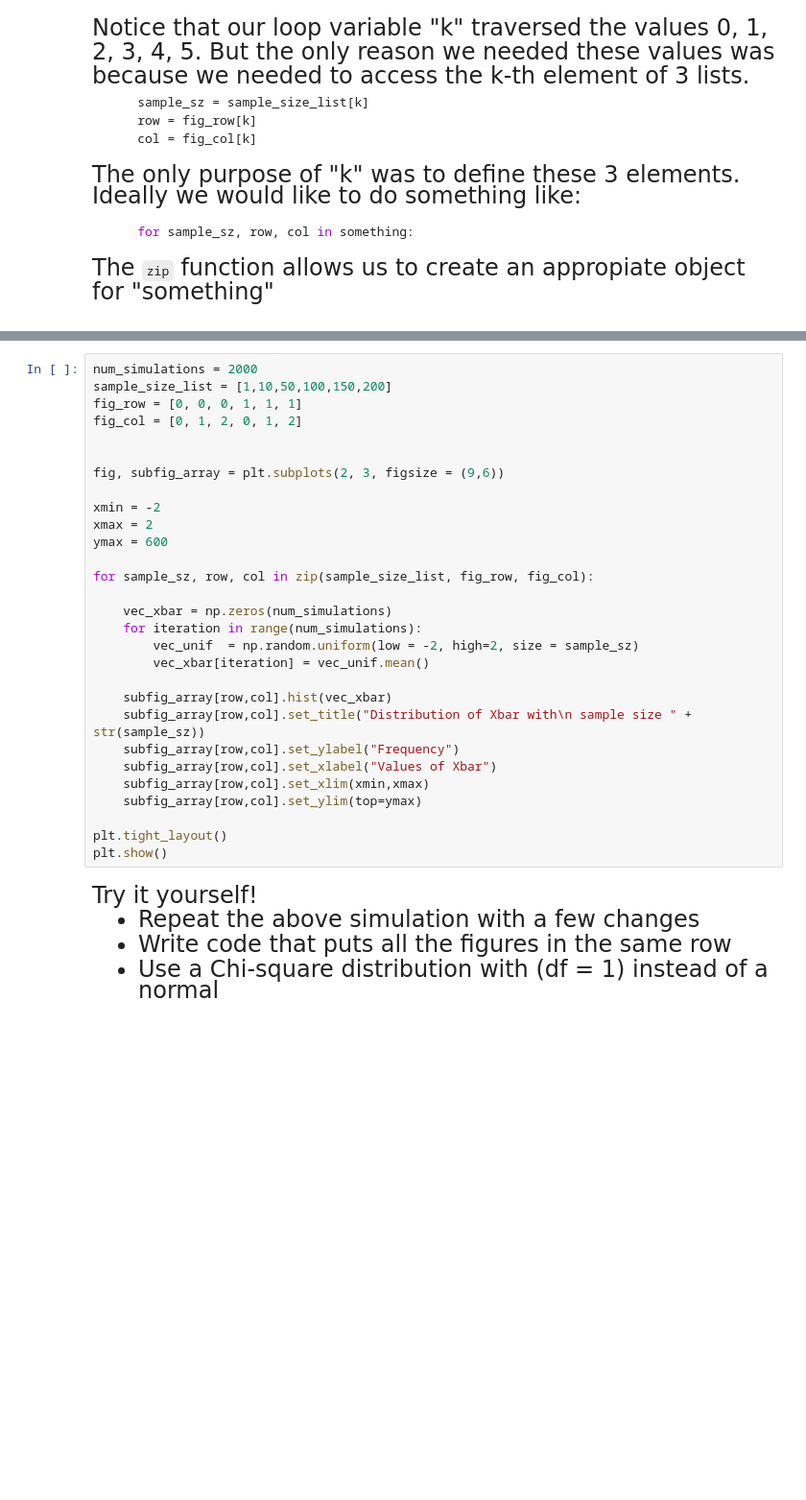
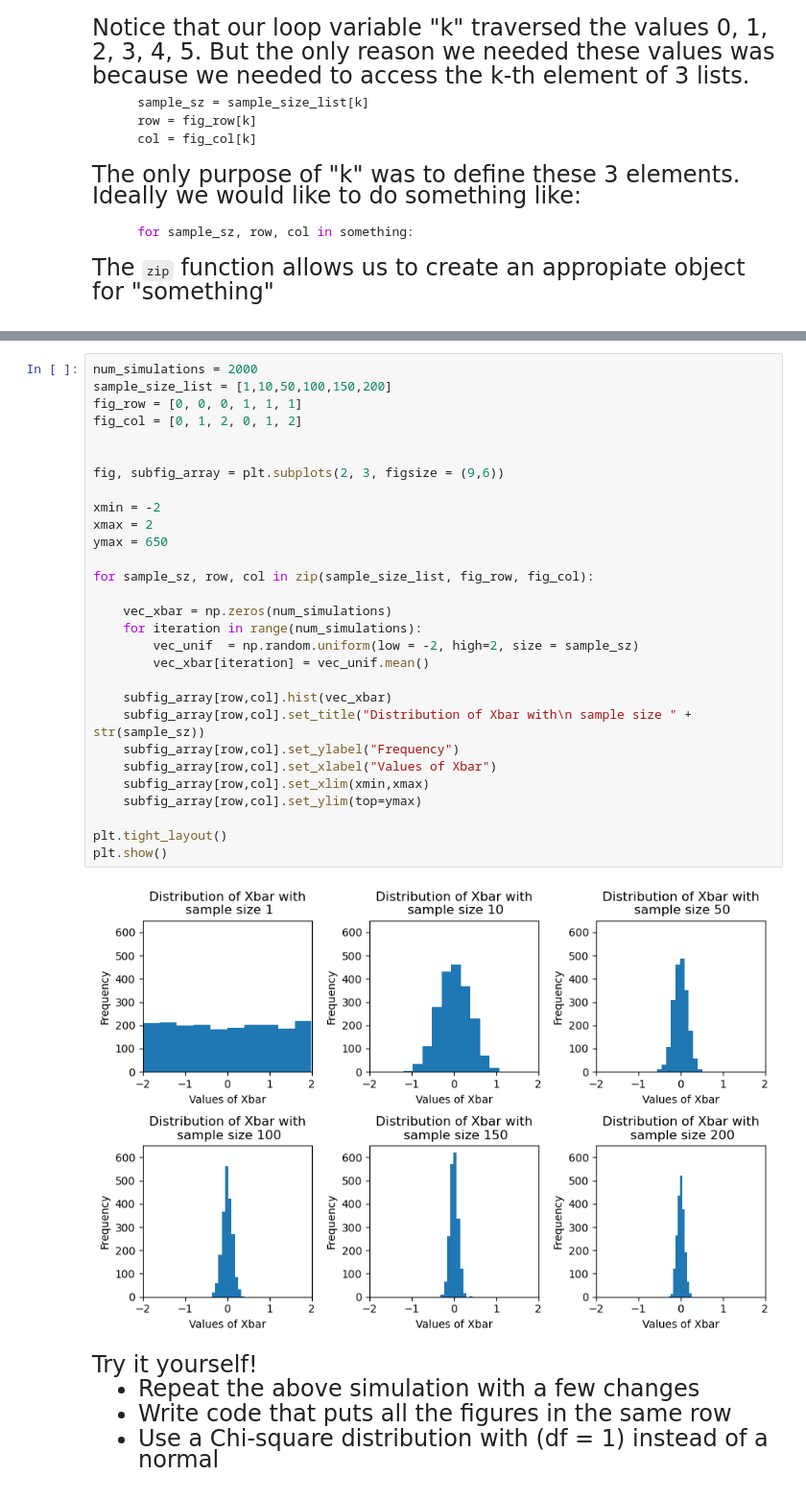
Before and after one commit to AxParr/qtm151fall2025, a Jupyter notebook: Lecture_08 - random variables/Lecture8 copy.ipynb, the cells around one changed output, grey strips where cells are left out. Shown at 96% size. Cells and saved outputs as stored; diff of their text form; blank space fills up the shorter version.

```diff
--- a/Lecture_08 - random variables/Lecture8 copy.ipynb
+++ b/Lecture_08 - random variables/Lecture8 copy.ipynb
@@ -466,32 +477,34 @@ print(list(zip(sample_size_list, fig_row, fig_col)))
 # %%
 num_simulations = 2000
 sample_size_list = [1,10,50,100,150,200]
 fig_row = [0, 0, 0, 1, 1, 1]
 fig_col = [0, 1, 2, 0, 1, 2]
 
 
 fig, subfig_array = plt.subplots(2, 3, figsize = (9,6))
 
 xmin = -2
 xmax = 2
-ymax = 600
+ymax = 650
 
 for sample_sz, row, col in zip(sample_size_list, fig_row, fig_col):
 
     vec_xbar = np.zeros(num_simulations)
     for iteration in range(num_simulations):
         vec_unif  = np.random.uniform(low = -2, high=2, size = sample_sz)
         vec_xbar[iteration] = vec_unif.mean()
 
     subfig_array[row,col].hist(vec_xbar)
     subfig_array[row,col].set_title("Distribution of Xbar with\n sample size " + str(sample_sz))
     subfig_array[row,col].set_ylabel("Frequency")
     subfig_array[row,col].set_xlabel("Values of Xbar")
     subfig_array[row,col].set_xlim(xmin,xmax)
     subfig_array[row,col].set_ylim(top=ymax)
 
 plt.tight_layout()
 plt.show()
+# %% [output]
+[figure, added]
 # %% [markdown]
 <font size = "5">
 Try it yourself!
```
Also changed, not shown: parts of 8 cells of this notebook, 4 other files.
